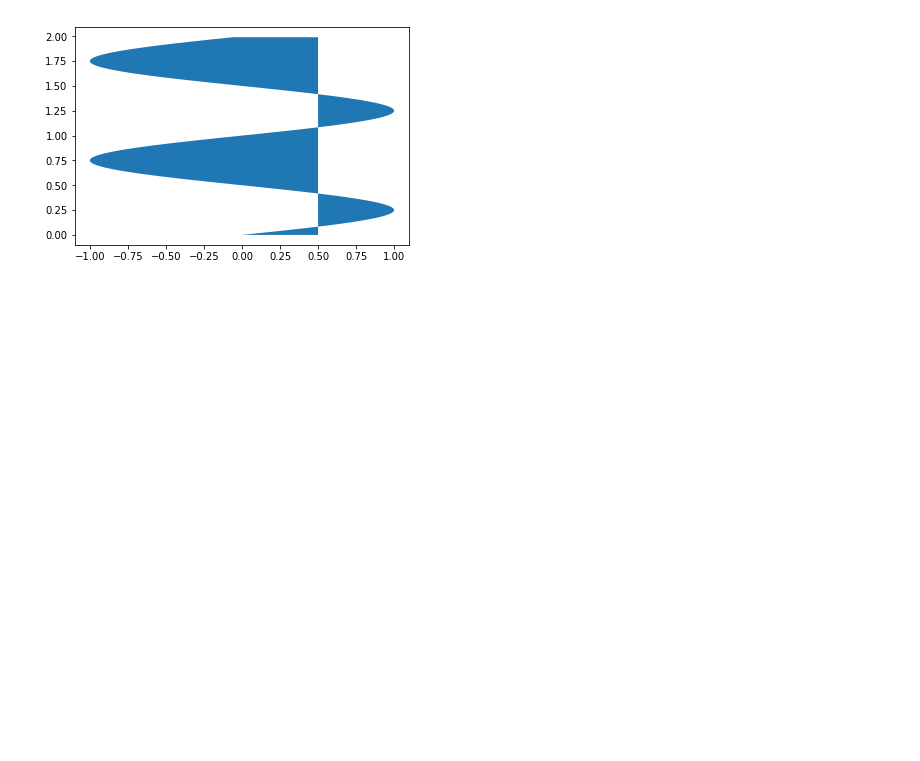
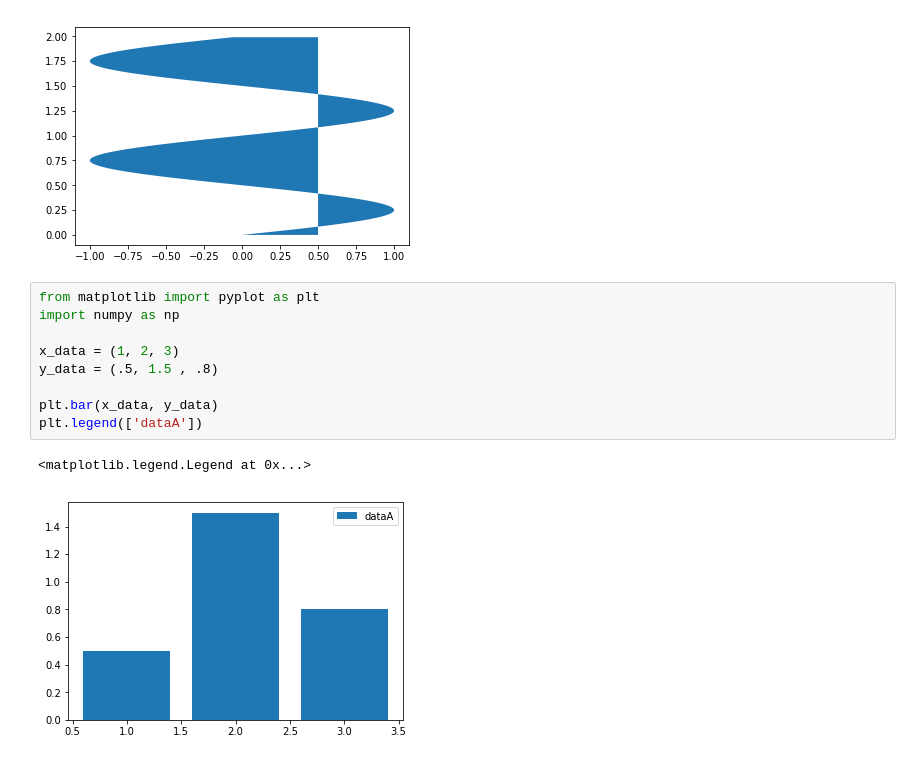
Before and after one commit to soudegesu/pyplot-test, a Jupyter notebook: samples/additional_information.ipynb, the cells around one changed output. Drawn from its saved outputs; the diff is of its cells as text; blank space fills up the shorter version.

```diff
--- a/samples/additional_information.ipynb
+++ b/samples/additional_information.ipynb
@@ -198,3 +198,15 @@ plt.fill_betweenx(y, x1, x2)
 # %% [output]
 <matplotlib.collections.PolyCollection at 0x...>
 [figure]
+# %%
+from matplotlib import pyplot as plt
+import numpy as np
+
+x_data = (1, 2, 3)
+y_data = (.5, 1.5 , .8)
+
+plt.bar(x_data, y_data)
+plt.legend(['dataA'])
+# %% [output]
+<matplotlib.legend.Legend at 0x...>
+[figure, added]
```
Also changed, not shown: 2 other files.
